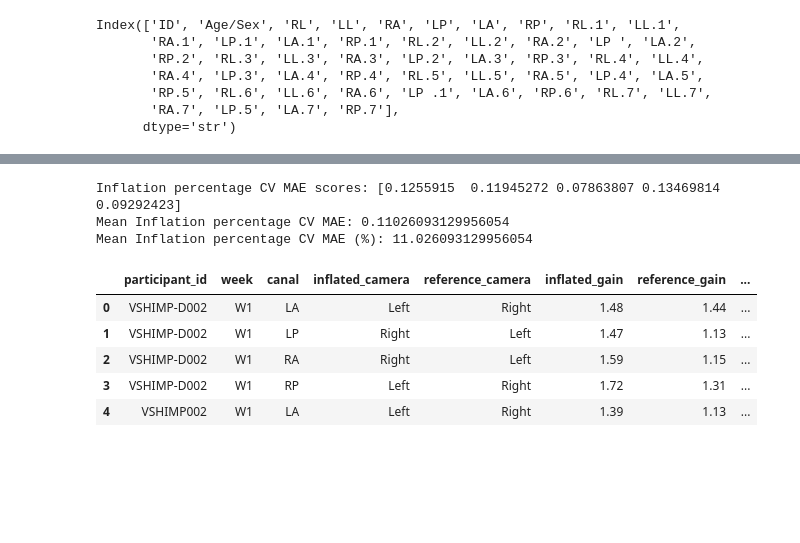
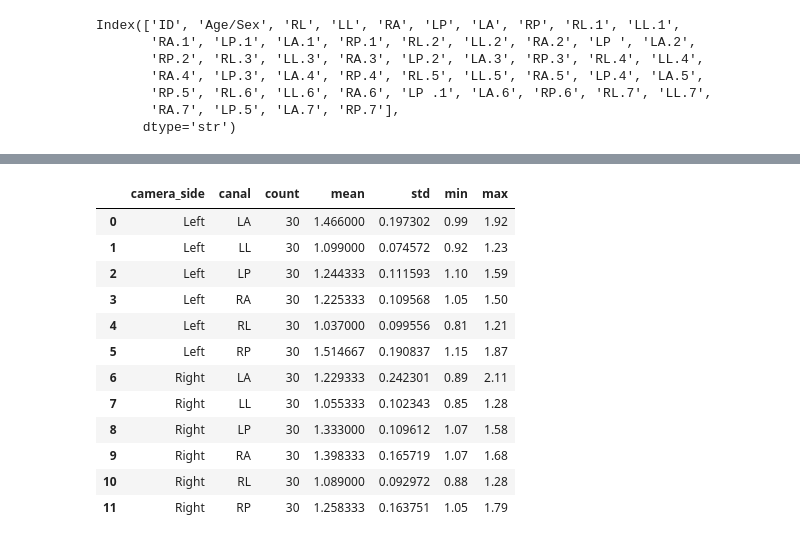
Before and after one commit to abhik12295/ai-vhit-calibration, a Jupyter notebook: main.ipynb, the cells around one changed output, grey strips where cells are left out. Cells and saved outputs as stored; diff of their text form; code cells hidden in the pictures; blank space fills up the shorter version.

```diff
--- a/main.ipynb
+++ b/main.ipynb
@@ -325,11 +142,25 @@ inflation_summary
 # %%
-# # baseline summary before correction
-# summary_before = df_himp.groupby(["camera_side", "canal"])["raw_himp_gain"].agg(
-#     count="count",
-#     mean="mean",
-#     std="std",
-#     min="min",
-#     max="max"
-# ).reset_index()
+# baseline summary before correction
+summary_before = df_himp.groupby(["camera_side", "canal"])["raw_himp_gain"].agg(
+    count="count",
+    mean="mean",
+    std="std",
+    min="min",
+    max="max"
+).reset_index()
 
-# summary_before
+summary_before
+# %% [output]
+|  | camera_side | canal | count | mean | std | min | max |
+| 0 | Left | LA | 30 | 1.466000 | 0.197302 | 0.99 | 1.92 |
+| 1 | Left | LL | 30 | 1.099000 | 0.074572 | 0.92 | 1.23 |
+| 2 | Left | LP | 30 | 1.244333 | 0.111593 | 1.10 | 1.59 |
+| 3 | Left | RA | 30 | 1.225333 | 0.109568 | 1.05 | 1.50 |
+| 4 | Left | RL | 30 | 1.037000 | 0.099556 | 0.81 | 1.21 |
+| 5 | Left | RP | 30 | 1.514667 | 0.190837 | 1.15 | 1.87 |
+| 6 | Right | LA | 30 | 1.229333 | 0.242301 | 0.89 | 2.11 |
+| 7 | Right | LL | 30 | 1.055333 | 0.102343 | 0.85 | 1.28 |
+| 8 | Right | LP | 30 | 1.333000 | 0.109612 | 1.07 | 1.58 |
+| 9 | Right | RA | 30 | 1.398333 | 0.165719 | 1.07 | 1.68 |
+| 10 | Right | RL | 30 | 1.089000 | 0.092972 | 0.88 | 1.28 |
+| 11 | Right | RP | 30 | 1.258333 | 0.163751 | 1.05 | 1.79 |
@@ -396,47 +190,0 @@ inflation_model = Pipeline(steps=[
-# %%
-# ============================================================
-# 10. Cross-validation by participant
-# ============================================================
-
-cv = GroupKFold(n_splits=5)
-
-mae_scores = -cross_val_score(
-    inflation_model,
-    X,
-    y,
-    cv=cv,
-    groups=groups,
-    scoring="neg_mean_absolute_error"
-)
-
-print("Inflation percentage CV MAE scores:", mae_scores)
-print("Mean Inflation percentage CV MAE:", mae_scores.mean())
-print("Mean Inflation percentage CV MAE (%):", mae_scores.mean() * 100)
-# %% [output]
-Inflation percentage CV MAE scores: [0.1255915  0.11945272 0.07863807 0.13469814 0.09292423]
-Mean Inflation percentage CV MAE: 0.11026093129956054
-Mean Inflation percentage CV MAE (%): 11.026093129956054
-# %%
-# ============================================================
-# 11. Train final model and predict inflation percentage
-# ============================================================
-
-inflation_model.fit(X, y)
-
-inflation_df["predicted_inflation_pct"] = inflation_model.predict(X)
-
-# Prevent negative correction
-inflation_df["predicted_inflation_pct"] = inflation_df["predicted_inflation_pct"].clip(lower=0)
-
-inflation_df["corrected_gain"] = (
-    inflation_df["inflated_gain"] / (1 + inflation_df["predicted_inflation_pct"])
-)
-
-inflation_df.head()
-# %% [output]
-|  | participant_id | week | canal | inflated_camera | reference_camera | inflated_gain | reference_gain | ... |
-| 0 | VSHIMP-D002 | W1 | LA | Left | Right | 1.48 | 1.44 | ... |
-| 1 | VSHIMP-D002 | W1 | LP | Right | Left | 1.47 | 1.13 | ... |
-| 2 | VSHIMP-D002 | W1 | RA | Right | Left | 1.59 | 1.15 | ... |
-| 3 | VSHIMP-D002 | W1 | RP | Left | Right | 1.72 | 1.31 | ... |
-| 4 | VSHIMP002 | W1 | LA | Left | Right | 1.39 | 1.13 | ... |
```
Also changed, not shown: parts of 39 cells of this notebook.
